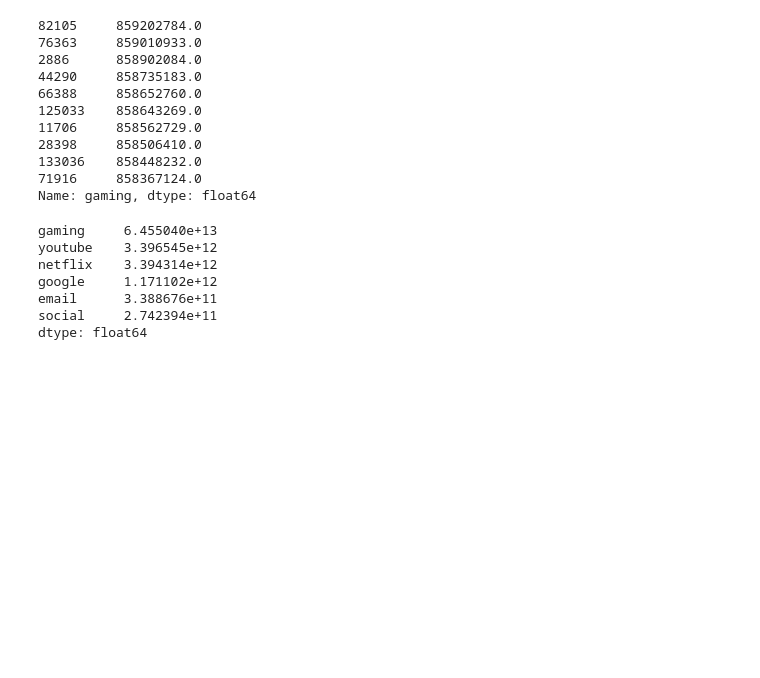
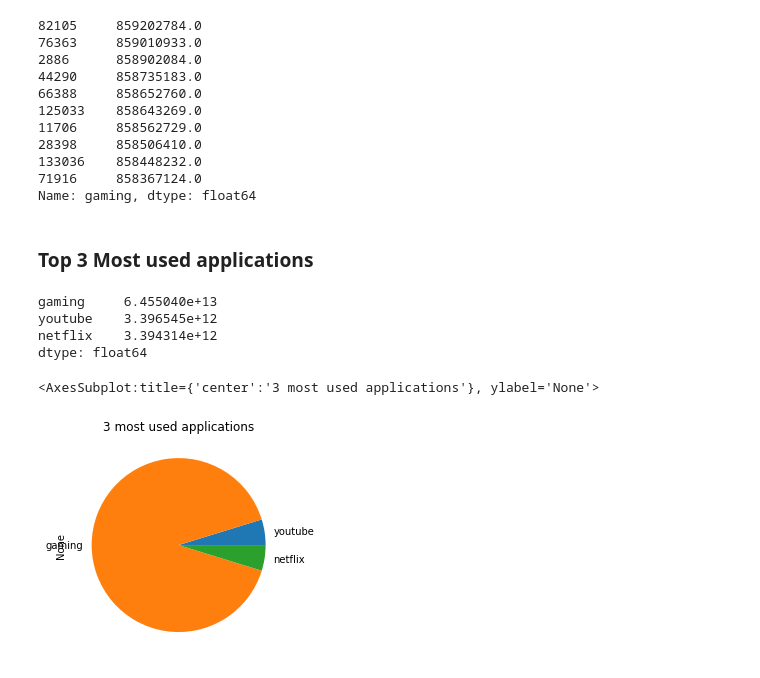
Before and after one commit to Ammon21/Telecom-Analysis, a Jupyter notebook: Notebooks/User_Engagement-checkpoint.ipynb, the cells around one changed output. Saved outputs shown, nothing was run; the diff lists cells and outputs as text; code cells hidden in the pictures; blank space fills up the shorter version.

Commit message:
3 most used apps plot

```diff
--- a/Notebooks/User_Engagement-checkpoint.ipynb
+++ b/Notebooks/User_Engagement-checkpoint.ipynb
@@ -286,12 +284,16 @@ Name: gaming, dtype: float64
+# %% [markdown]
+### Top 3 Most used applications
 # %%
 user_app_engagement_dfx = df[['social', 'google','email', 'youtube', 'netflix','gaming']]
 apps_sum = user_app_engagement_dfx.sum().sort_values(ascending=False)
-apps_sum
+apps_sum.head(3)
 # %% [output]
 gaming     6.455040e+13
 youtube    3.396545e+12
 netflix    3.394314e+12
-google     1.171102e+12
-email      3.388676e+11
-social     2.742394e+11
 dtype: float64
+# %%
+user_app_engagement_df[['youtube','gaming','netflix']].sum().plot(kind='pie', title="3 most used applications")
+# %% [output]
+<AxesSubplot:title={'center':'3 most used applications'}, ylabel='None'>
+[figure, added]
```
Also changed, not shown: parts of 2 cells of this notebook.
